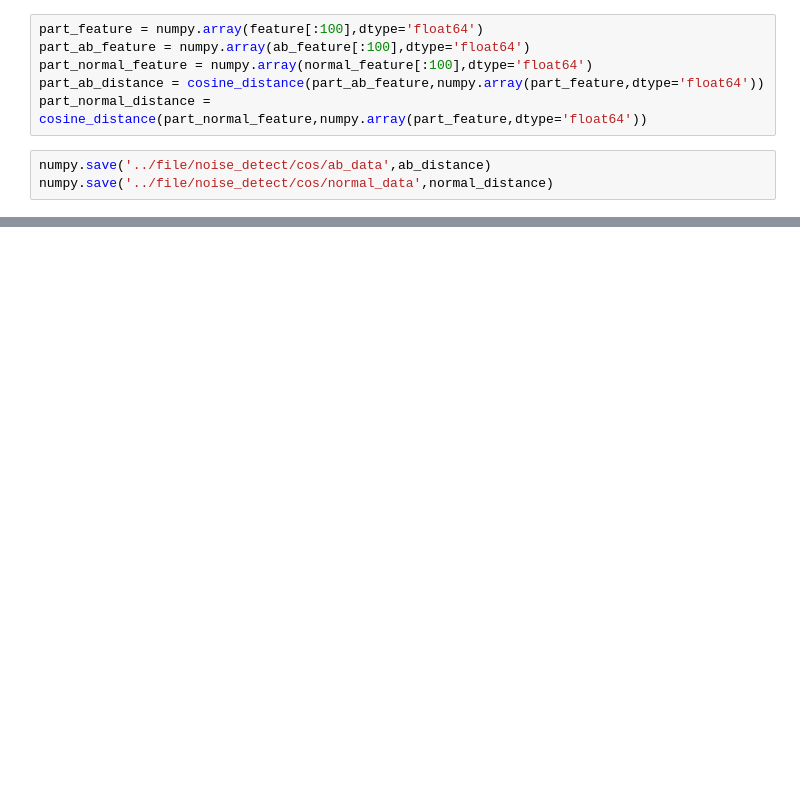
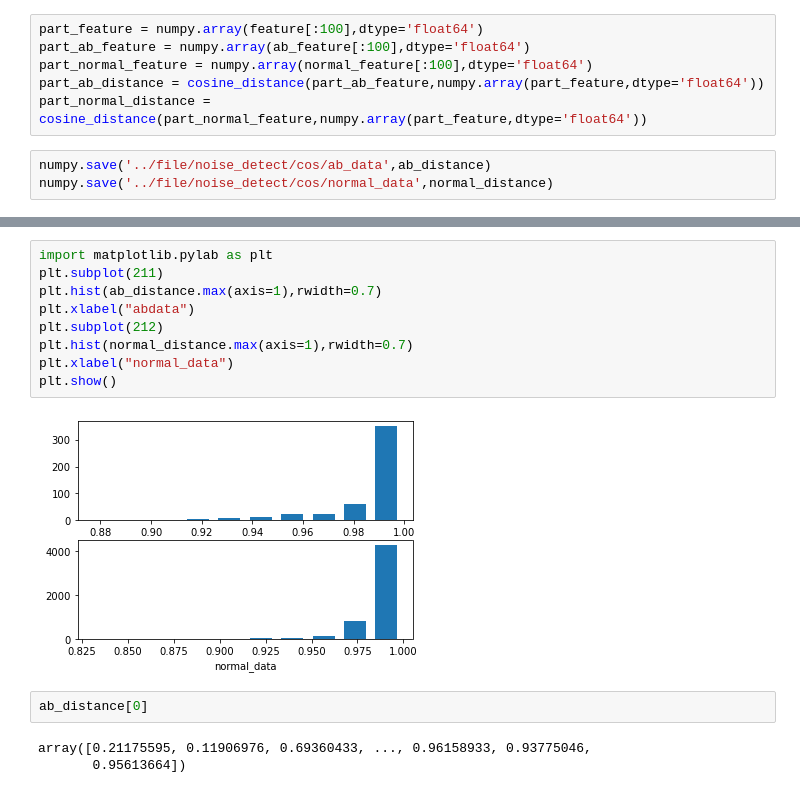
Before and after one commit to southner/abnoise_detect, a Jupyter notebook: test.ipynb, the cells around one changed output, grey strips where cells are left out. Saved outputs shown, nothing was run; the diff lists cells and outputs as text; blank space fills up the shorter version.

```diff
--- a/test.ipynb
+++ b/test.ipynb
@@ -201,0 +261,16 @@ print(len(ab_distance[0]))
+# %%
+import matplotlib.pylab as plt
+plt.subplot(211)
+plt.hist(ab_distance.max(axis=1),rwidth=0.7)
+plt.xlabel("abdata")
+plt.subplot(212)
+plt.hist(normal_distance.max(axis=1),rwidth=0.7)
+plt.xlabel("normal_data")
+plt.show()
+# %% [output]
+[figure, added]
+# %%
+ab_distance[0]
+# %% [output]
+array([0.21175595, 0.11906976, 0.69360433, ..., 0.96158933, 0.93775046,
+       0.95613664])
```
Also changed, not shown: parts of 15 cells of this notebook, 10 other files.
